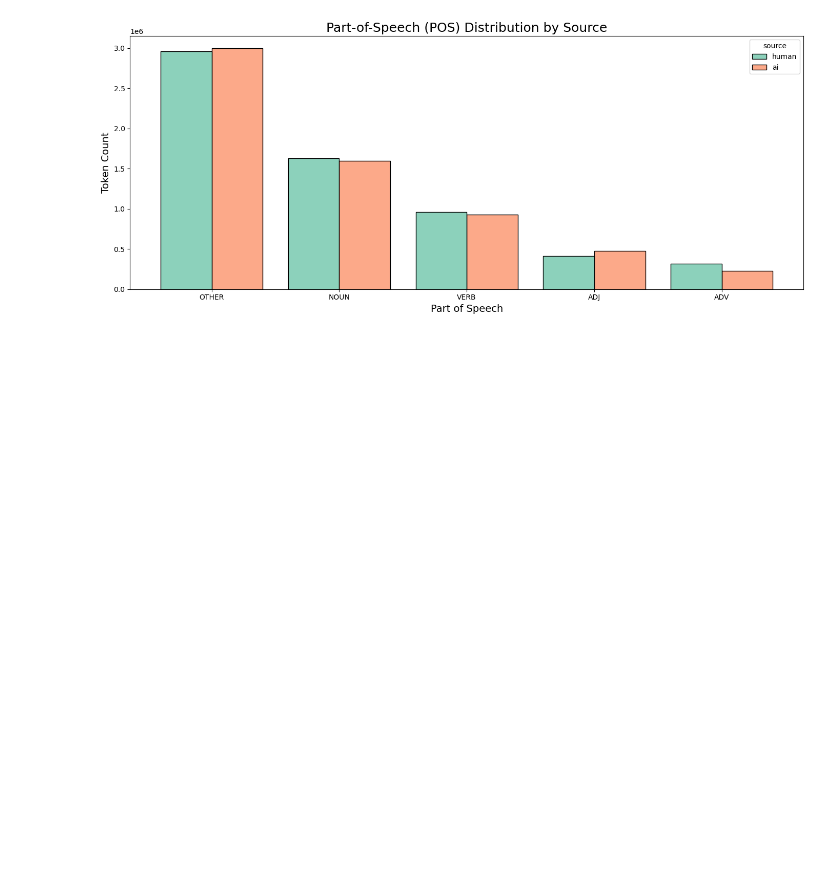
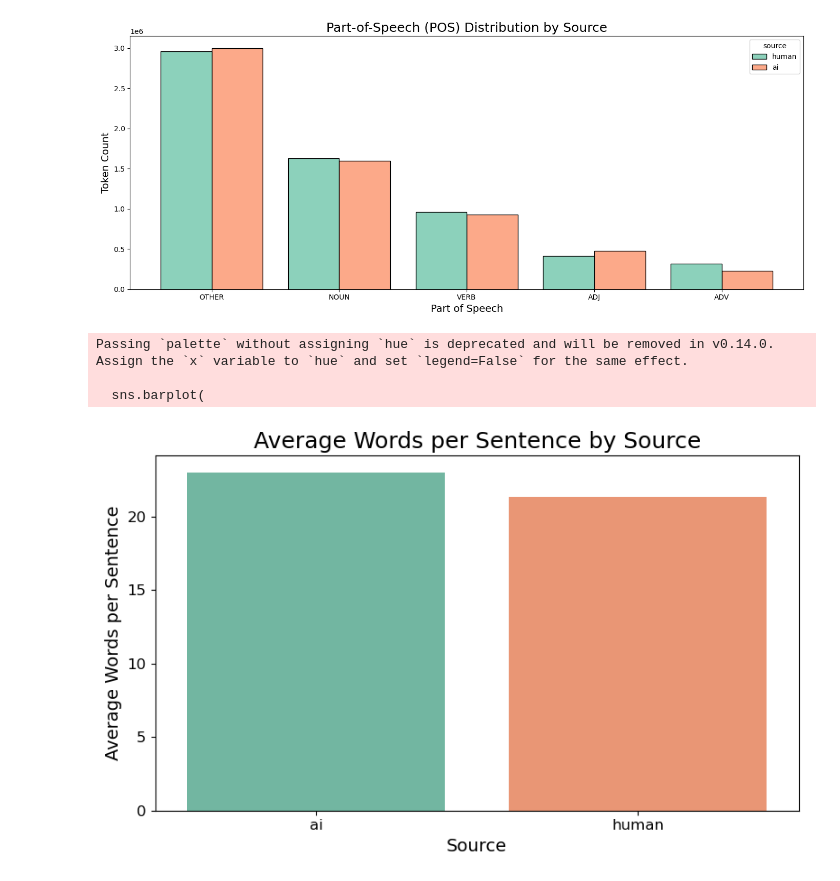
Before and after one commit to BenGaistAI/ai_detection, a Jupyter notebook: main_notebook.ipynb, the cells around one changed output. Cells and saved outputs as stored; diff of their text form; code cells hidden in the pictures; blank space fills up the shorter version.

```diff
--- a/main_notebook.ipynb
+++ b/main_notebook.ipynb
@@ -652,3 +677,41 @@ plt.tight_layout()
 plt.show()
 # %% [output]
 [figure]
+# %%
+def avg_words_per_sentence(text):
+    if not isinstance(text, str) or not text.strip():
+        return 0
+    sentences = sent_tokenize(text)
+    if not sentences:
+        return 0
+    word_counts = [len(word_tokenize(s)) for s in sentences]
+    return sum(word_counts) / len(sentences)
+
+# --- Compute average words per sentence for each text ---
+df_small["avg_words_per_sentence"] = df_small["text"].apply(avg_words_per_sentence)
+
+# --- Aggregate by source (e.g. "human" vs "ai") ---
+avg_stats = df_small.groupby("source")["avg_words_per_sentence"].mean().reset_index()
+
+# --- Plot ---
+plt.figure(figsize=(8, 5))
+sns.barplot(
+    data=avg_stats,
+    x="source",
+    y="avg_words_per_sentence",
+    palette="Set2",
+    errorbar=None
+)
+
+plt.title("Average Words per Sentence by Source", fontsize=18)
+plt.xlabel("Source", fontsize=14)
+plt.ylabel("Average Words per Sentence", fontsize=14)
+plt.xticks(fontsize=12)
+plt.yticks(fontsize=12)
+plt.tight_layout()
+plt.show()
+# %% [output]
+Passing `palette` without assigning `hue` is deprecated and will be removed in v0.14.0. Assign the `x` variable to `hue` and set `legend=False` for the same effect.
+
+  sns.barplot(
+[figure, added]
```
Also changed, not shown: parts of 8 cells of this notebook.
